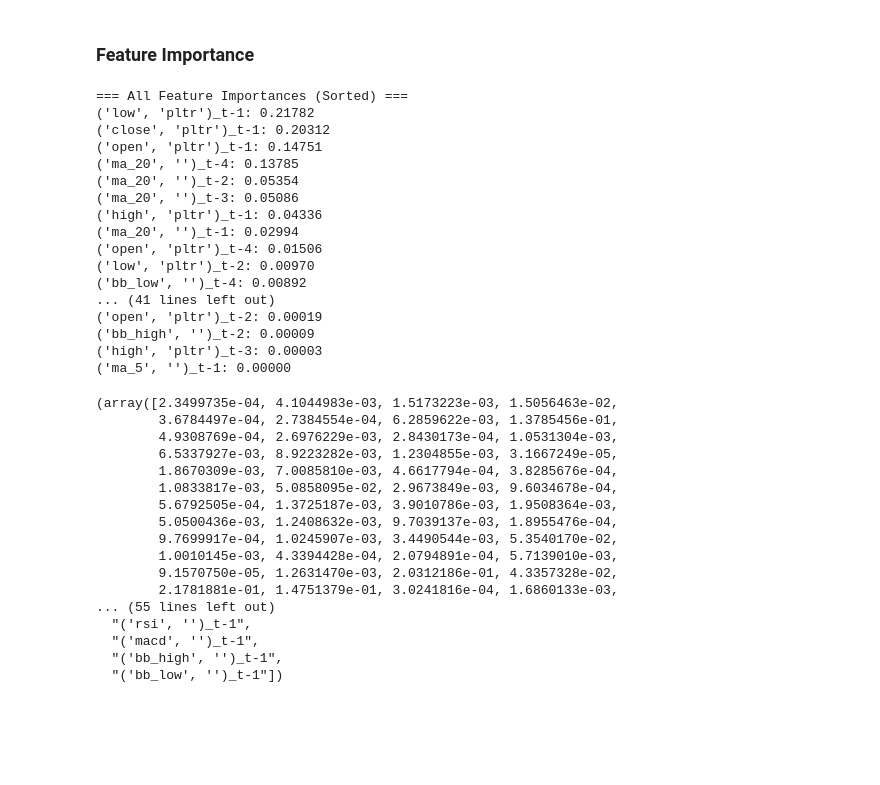
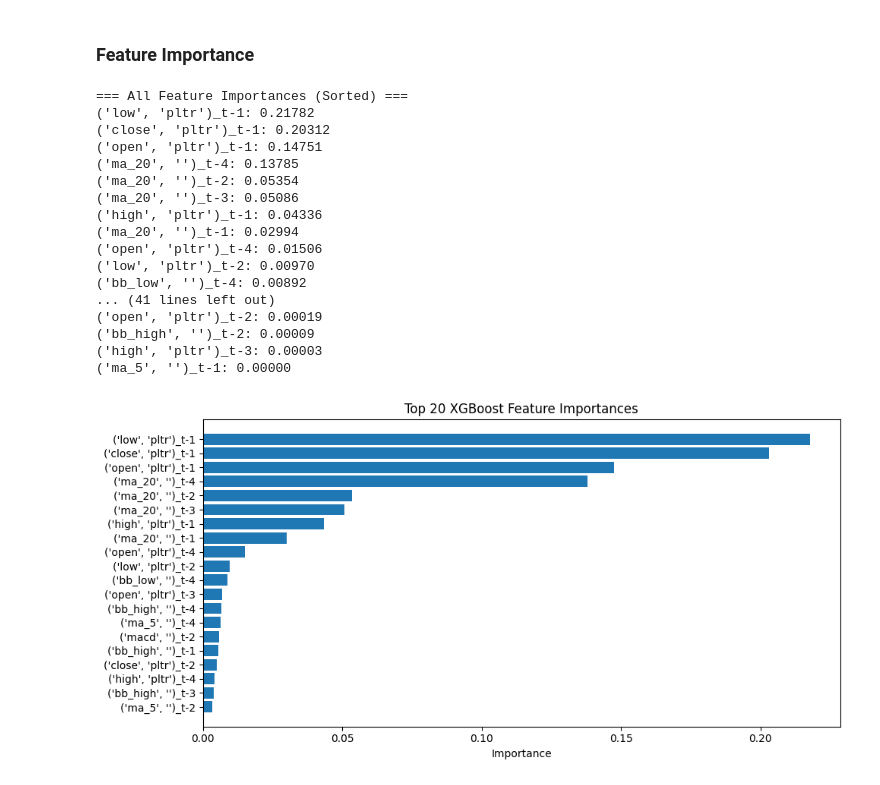
Before and after one commit to ruokokoski/predistocks, a Jupyter notebook: stock_predictor.ipynb, the cells around one changed output. Saved outputs shown, nothing was run; the diff lists cells and outputs as text; code cells hidden in the pictures; blank space fills up the shorter version.

```diff
--- a/stock_predictor.ipynb
+++ b/stock_predictor.ipynb
@@ -1184,39 +1184,24 @@ Walk-forward metrics with best params:
 ### Feature Importance
 # %%
 best_params = study_pltr_mape.best_params
-get_feature_importance(data_pltr, lag, train_window, best_params, use_ta=True)
+importances, feature_names = get_feature_importance(data_pltr, lag, train_window, best_params, use_ta=True)
+plot_features(importances, feature_names)
 # %% [output]
 === All Feature Importances (Sorted) ===
 ('low', 'pltr')_t-1: 0.21782
 ('close', 'pltr')_t-1: 0.20312
 ('open', 'pltr')_t-1: 0.14751
 ('ma_20', '')_t-4: 0.13785
 ('ma_20', '')_t-2: 0.05354
 ('ma_20', '')_t-3: 0.05086
 ('high', 'pltr')_t-1: 0.04336
 ('ma_20', '')_t-1: 0.02994
 ('open', 'pltr')_t-4: 0.01506
 ('low', 'pltr')_t-2: 0.00970
 ('bb_low', '')_t-4: 0.00892
 ... (41 lines left out)
 ('open', 'pltr')_t-2: 0.00019
 ('bb_high', '')_t-2: 0.00009
 ('high', 'pltr')_t-3: 0.00003
 ('ma_5', '')_t-1: 0.00000
-(array([2.3499735e-04, 4.1044983e-03, 1.5173223e-03, 1.5056463e-02,
-        3.6784497e-04, 2.7384554e-04, 6.2859622e-03, 1.3785456e-01,
-        4.9308769e-04, 2.6976229e-03, 2.8430173e-04, 1.0531304e-03,
-        6.5337927e-03, 8.9223282e-03, 1.2304855e-03, 3.1667249e-05,
-        1.8670309e-03, 7.0085810e-03, 4.6617794e-04, 3.8285676e-04,
-        1.0833817e-03, 5.0858095e-02, 2.9673849e-03, 9.6034678e-04,
-        5.6792505e-04, 1.3725187e-03, 3.9010786e-03, 1.9508364e-03,
-        5.0500436e-03, 1.2408632e-03, 9.7039137e-03, 1.8955476e-04,
-        9.7699917e-04, 1.0245907e-03, 3.4490544e-03, 5.3540170e-02,
-        1.0010145e-03, 4.3394428e-04, 2.0794891e-04, 5.7139010e-03,
-        9.1570750e-05, 1.2631470e-03, 2.0312186e-01, 4.3357328e-02,
-        2.1781881e-01, 1.4751379e-01, 3.0241816e-04, 1.6860133e-03,
-... (55 lines left out)
-  "('rsi', '')_t-1",
-  "('macd', '')_t-1",
-  "('bb_high', '')_t-1",
-  "('bb_low', '')_t-1"])
+[figure, added]
```
Also changed, not shown: parts of 3 cells of this notebook.
